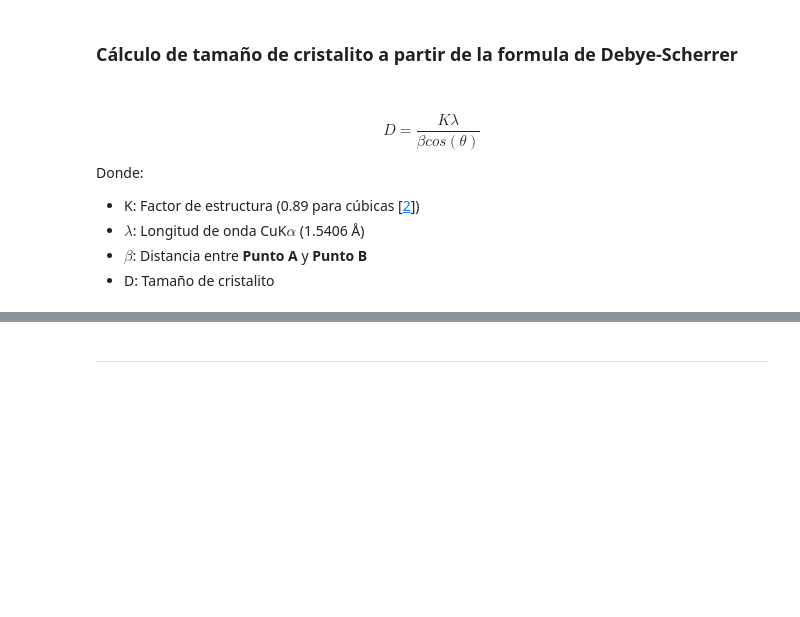
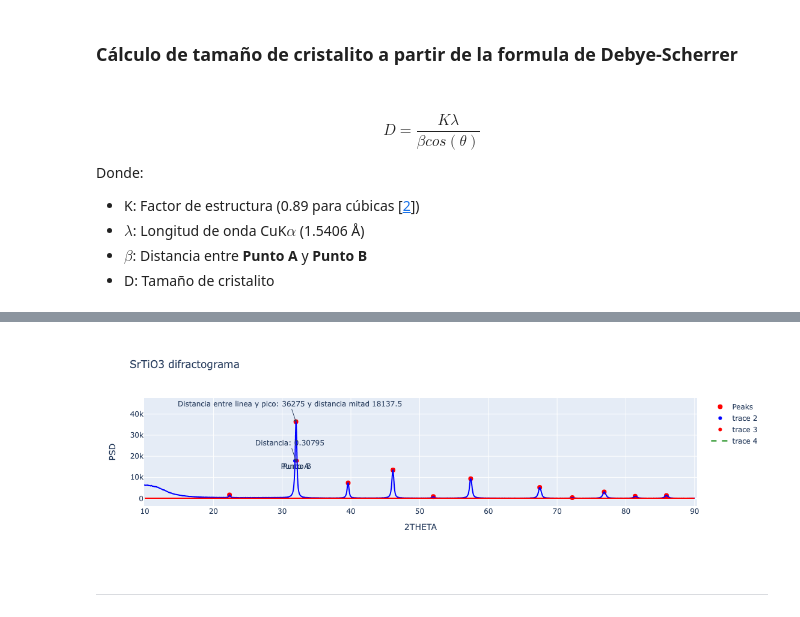
Before and after one commit to joscor34/XRD_interpreter, a Jupyter notebook: XRD_file_interpreter.ipynb, the cells around one changed output, grey strips where cells are left out. Drawn from its saved outputs; the diff is of its cells as text; code cells hidden in the pictures; blank space fills up the shorter version.

```diff
--- a/XRD_file_interpreter.ipynb
+++ b/XRD_file_interpreter.ipynb
@@ -159,3 +178,96 @@ Tamaño de cristalito calculado:  26.53884336775592 nm
+# %%
+df = pd.read_csv('data.csv')
+
+peaks, _ = find_peaks(df[' PSD'], distance=1)
+
+# Find peaks in the 'PSD' (intensity) column of XRD data
+peaks, _ = find_peaks(df[' PSD'], prominence=50 , distance= 90)  # Adjust prominence as needed
+peaks = np.delete(peaks, 0)
+peaks = np.delete(peaks, 1)
+
+y_position_value_global = 100
+beta_constant_value = 0
+
+
+fig = px.line(df, x=' 2THETA', y=' PSD', labels={'Name': '2theta', 'Value': 'values'}, title='SrTiO3 difractograma')
+fig.add_scatter(x=df[' 2THETA'][peaks], y=df[' PSD'][peaks], mode='markers', marker=dict(color='red', size=8), name='Peaks')
+
+fig.update_traces(line=dict(color='blue'))
+
+
+
+# Add a line parallel to x-axis at y_position_value
+fig.add_shape(
+    type='line',
+    x0=df[' 2THETA'].min(),
+    y0=y_position_value_global,
+    x1=df[' 2THETA'].max(),
+    y1=y_position_value_global,
+    line=dict(color='red', width=2, dash='solid')
+)
+
+#-------------------------------------------------
+#Se calcula la altura máxima en de la reflexión más grande:
+altura_reflexion_max = max(df[' PSD'].values) - y_position_value_global
+
+# Obtenemos la mitad de la distancia con de la reflexión mas grande usando el punto de referencia
+given_PSD_value = altura_reflexion_max/2
+
+# Se calcula la diferencia absoluta entre los dos valores dados y todos los datos de la columna PSD.
+df['Absolute_Difference'] = abs(df[' PSD'] - given_PSD_value)
+
+
+# Encuentra la fila con la menor diferencia encontrada
+closest_index = df['Absolute_Difference'].idxmin()
+
+closest_2THETA_value = df.loc[closest_index, ' 2THETA']
+closest_PSD_value = df.loc[closest_index, ' PSD']
+
+# Encontramos el siguiente valor más cercano
+next_upper_values = df[df[' PSD'] > given_PSD_value]
+if not next_upper_values.empty:
+    next_upper_index = next_upper_values[' PSD'].idxmin()
+    next_upper_2THETA = df.loc[next_upper_index, ' 2THETA']
+    next_upper_PSD = df.loc[next_upper_index, ' PSD']
+
+#-------------------------------------------------
+
+promedio_de_dos_puntos = ((df[' 2THETA'][next_upper_index] + df[' 2THETA'][next_upper_index + 1])/2) + 0.003
+
+# Agregamos dos puntos con las coordenadas de closes index y el promedio de 2theta en el next_upper_index y next_upper_index + 1
+fig.add_trace(go.Scatter(x=[df[' 2THETA'][closest_index]], y=[df[' PSD'][closest_index]], mode='markers+text', text='Punto A', textposition='bottom center', marker=dict(color='blue')))
+fig.add_trace(go.Scatter(x=[promedio_de_dos_puntos], y=[df[' PSD'][closest_index]], mode='markers+text', text='Punto B', textposition='bottom center', marker=dict(color='red')))
+
+
+# Creamos una linea entre esos cos puntos
+fig.add_trace(go.Scatter(x=[df[' 2THETA'][closest_index], promedio_de_dos_puntos], y=[df[' PSD'][closest_index], df[' PSD'][closest_index]], mode='lines', line=dict(color='green', dash='dash')))
+
+
+# Se calcula la distancia con la formula euclidiana
+distance_two_points = np.sqrt((df[' 2THETA'][closest_index] - (promedio_de_dos_puntos))**2 + (df[' PSD'][closest_index] - df[' PSD'][closest_index])**2)
+
+
+beta_constant_value = distance_two_points  #Se guardan los datos en la variable global
+# Se agrega una anotación con esta distancia
+fig.add_annotation(
+    x=(next_upper_2THETA + closest_2THETA_value)/2,
+    y=df[' PSD'][closest_index],
+    text=f'Distancia: {distance_two_points:.5f}', # Ponemos la distancia con 3 puntos decimales
+    showarrow=True,
+    arrowhead=1,
+)
+
+fig.add_annotation(
+    x=(next_upper_2THETA + closest_2THETA_value)/2,
+    y=df[' PSD'][closest_index + 3],
+    text=f'Distancia entre linea y pico: {altura_reflexion_max} y distancia mitad {altura_reflexion_max/2}', # Ponemos la distancia con 3 puntos decimales
+    showarrow=True,
+    arrowhead=1,
+)
+
+fig.show()
+# %% [output]
+[figure, added]
 # %% [markdown]
 ---
 # %% [markdown]
```
Also changed, not shown: parts of 9 cells of this notebook.
